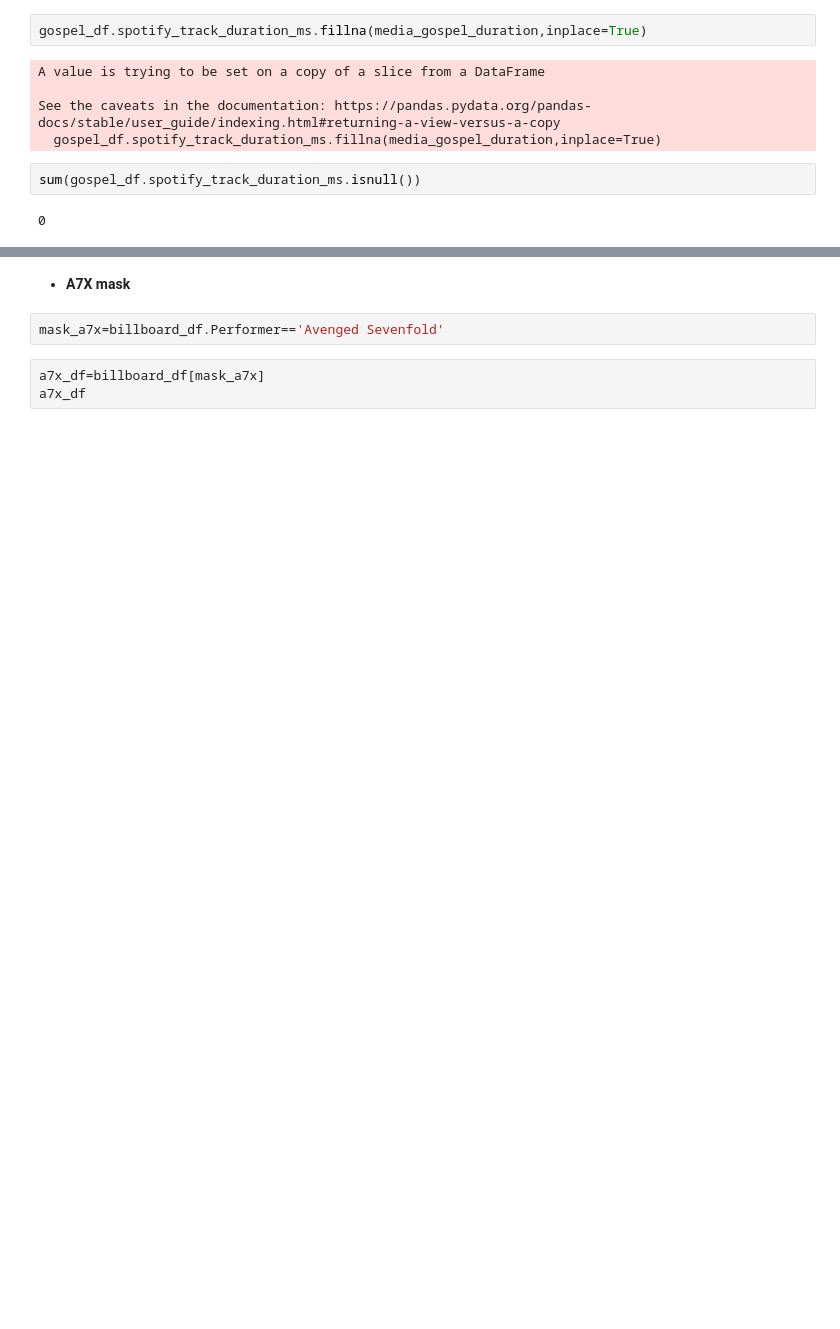
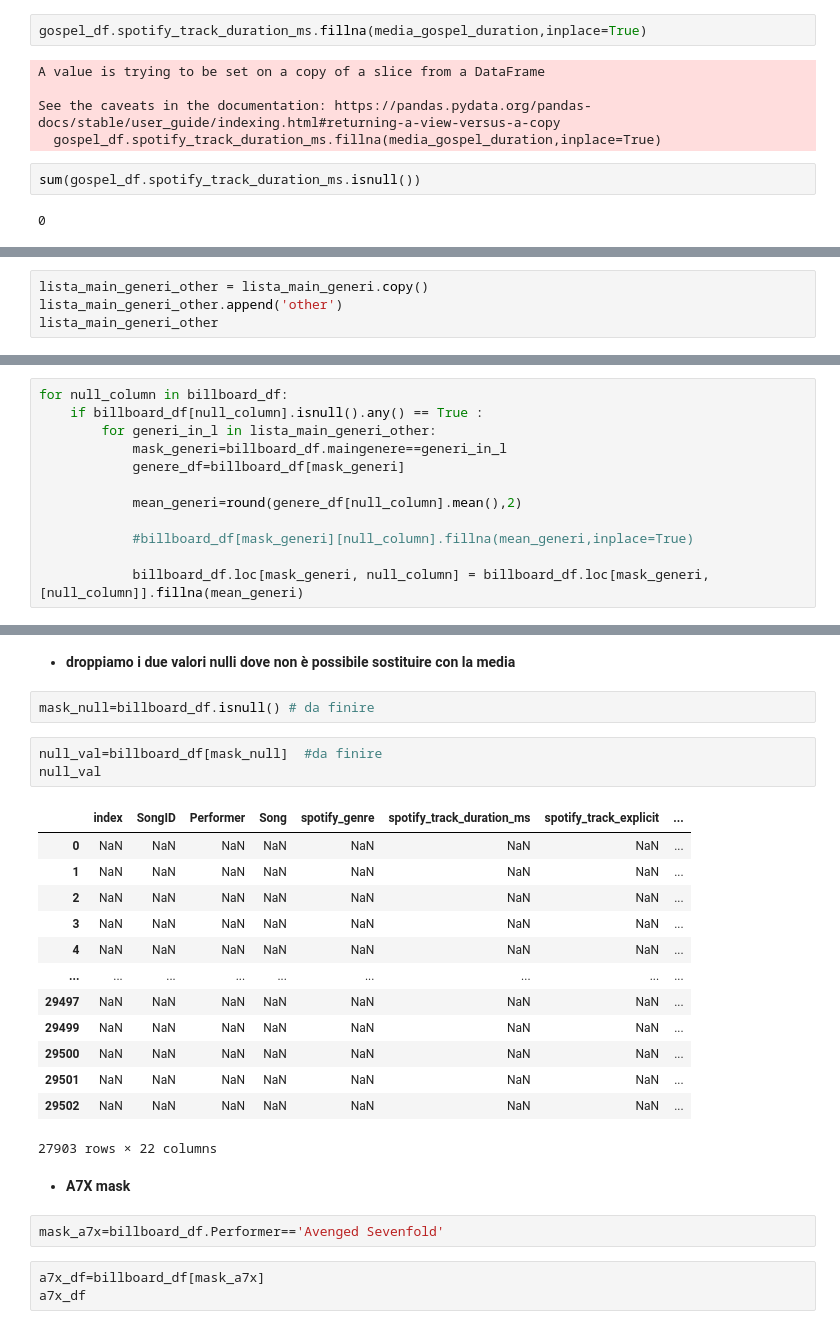
Before and after one commit to alelovo/Project_programming, a Jupyter notebook: project.ipynb, the cells around one changed output, grey strips where cells are left out. Saved outputs shown, nothing was run; the diff lists cells and outputs as text; blank space fills up the shorter version.

```diff
--- a/project.ipynb
+++ b/project.ipynb
@@ -258,0 +272,4 @@ sum(gospel_df.spotify_track_duration_ms.isnull())
+# %%
+lista_main_generi_other = lista_main_generi.copy()
+lista_main_generi_other.append('other')
+lista_main_generi_other
@@ -258,0 +294,12 @@ sum(gospel_df.spotify_track_duration_ms.isnull())
+# %%
+for null_column in billboard_df:
+    if billboard_df[null_column].isnull().any() == True :
+        for generi_in_l in lista_main_generi_other:
+            mask_generi=billboard_df.maingenere==generi_in_l
+            genere_df=billboard_df[mask_generi]
+
+            mean_generi=round(genere_df[null_column].mean(),2)
+
+            #billboard_df[mask_generi][null_column].fillna(mean_generi,inplace=True)
+
+            billboard_df.loc[mask_generi, null_column] = billboard_df.loc[mask_generi, [null_column]].fillna(mean_generi)
@@ -259,3 +343,24 @@ sum(gospel_df.spotify_track_duration_ms.isnull())
+# %% [markdown]
+* **droppiamo i due valori nulli dove non è possibile sostituire con la media**
+# %%
+mask_null=billboard_df.isnull() # da finire
+# %%
+null_val=billboard_df[mask_null]  #da finire
+null_val
+# %% [output]
+|  | index | SongID | Performer | Song | spotify_genre | spotify_track_duration_ms | spotify_track_explicit | ... |
+| 0 | NaN | NaN | NaN | NaN | NaN | NaN | NaN | ... |
+| 1 | NaN | NaN | NaN | NaN | NaN | NaN | NaN | ... |
+| 2 | NaN | NaN | NaN | NaN | NaN | NaN | NaN | ... |
+| 3 | NaN | NaN | NaN | NaN | NaN | NaN | NaN | ... |
+| 4 | NaN | NaN | NaN | NaN | NaN | NaN | NaN | ... |
+| ... | ... | ... | ... | ... | ... | ... | ... | ... |
+| 29497 | NaN | NaN | NaN | NaN | NaN | NaN | NaN | ... |
+| 29499 | NaN | NaN | NaN | NaN | NaN | NaN | NaN | ... |
+| 29500 | NaN | NaN | NaN | NaN | NaN | NaN | NaN | ... |
+| 29501 | NaN | NaN | NaN | NaN | NaN | NaN | NaN | ... |
+| 29502 | NaN | NaN | NaN | NaN | NaN | NaN | NaN | ... |
+27903 rows × 22 columns
 # %% [markdown]
 * **A7X mask**
 # %%
```
Also changed, not shown: parts of 22 cells of this notebook.
